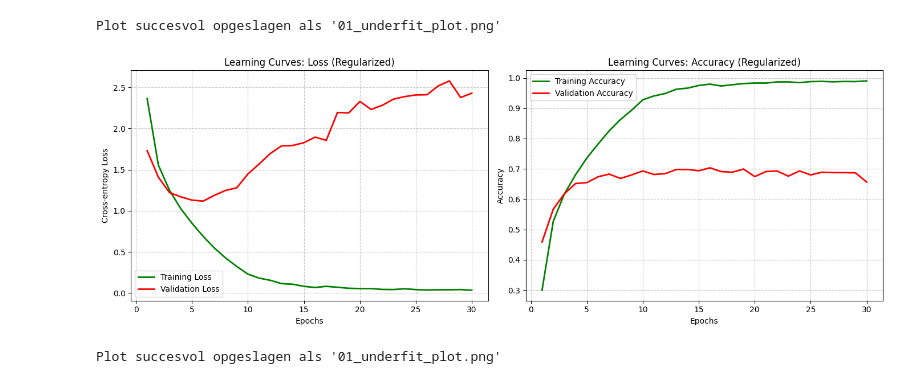
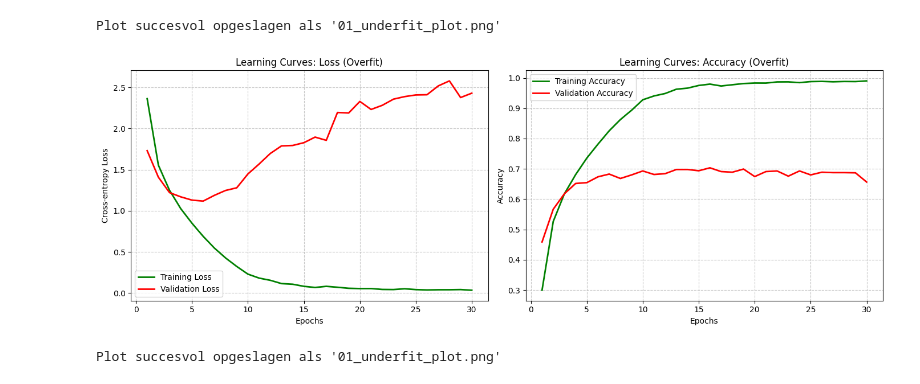
Before and after one commit to milanvandeneede123-cell/DL-Lab1, a Jupyter notebook: overfit/plot_underfit.ipynb, the cells around one changed output. Saved outputs shown, nothing was run; the diff lists cells and outputs as text; code cells hidden in the pictures.

```diff
--- a/overfit/plot_underfit.ipynb
+++ b/overfit/plot_underfit.ipynb
@@ -20,36 +20,36 @@ def plot_learning_curves(csv_path="01_overfit_model_history.csv"):
     # --- Plot 1: Cross-entropy Loss ---
     ax1.plot(epochs, history_df['loss'], label='Training Loss', color='green', linewidth=2)
     ax1.plot(epochs, history_df['val_loss'], label='Validation Loss', color='red', linewidth=2)
-    ax1.set_title('Learning Curves: Loss (Regularized)')
+    ax1.set_title('Learning Curves: Loss (Overfit)')
     ax1.set_xlabel('Epochs')
     ax1.set_ylabel('Cross-entropy Loss')
     ax1.legend()
     ax1.grid(True, linestyle='--', alpha=0.7)
 
     # --- Plot 2: Accuracy ---
     ax2.plot(epochs, history_df['accuracy'], label='Training Accuracy', color='green', linewidth=2)
     ax2.plot(epochs, history_df['val_accuracy'], label='Validation Accuracy', color='red', linewidth=2)
-    ax2.set_title('Learning Curves: Accuracy (Regularized)')
+    ax2.set_title('Learning Curves: Accuracy (Overfit)')
     ax2.set_xlabel('Epochs')
     ax2.set_ylabel('Accuracy')
     ax2.legend()
     ax2.grid(True, linestyle='--', alpha=0.7)
 
     # 3. Layout optimaliseren en plot opslaan/tonen
     plt.tight_layout()
 
     # Sla de afbeelding op voor in je verslag!
     plt.savefig('01_underfit_plot.png', dpi=300)
     print("Plot succesvol opgeslagen als '01_underfit_plot.png'")
 
     # Toon de plot op je scherm
     plt.show()
 
 if __name__ == "__main__":
     plot_learning_curves()
 # %% [output]
 Plot succesvol opgeslagen als '01_underfit_plot.png'
-[figure, old version]
+[figure, new version]
 # %%
 plot_learning_curves("01_regularized_model_history.csv")
 # %% [output]
```
Also changed, not shown: 11 other files.
